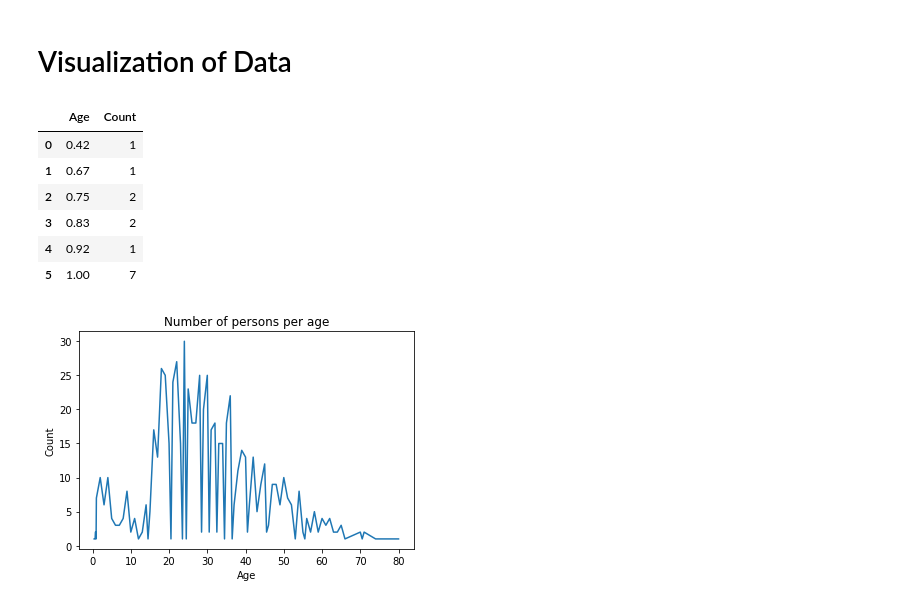
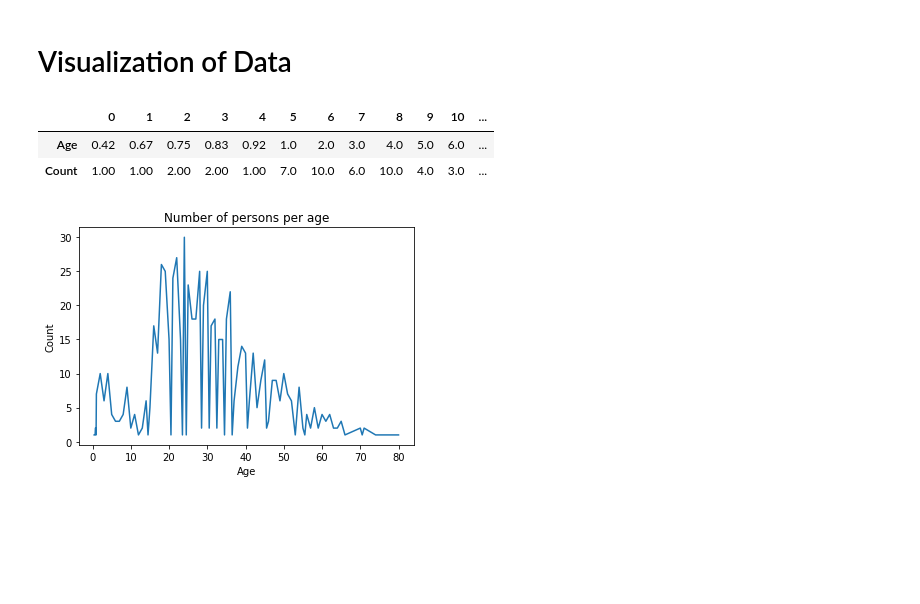
Before and after one commit to itudoben/kaggle-titanic, a Jupyter notebook: src/notebooks/titanic_dataset_survival.ipynb, the cells around one changed output. Saved outputs shown, nothing was run; the diff lists cells and outputs as text; code cells hidden in the pictures; blank space fills up the shorter version.

```diff
--- a/src/notebooks/titanic_dataset_survival.ipynb
+++ b/src/notebooks/titanic_dataset_survival.ipynb
@@ -139,15 +121,13 @@ df_raw.query('Age < 1')
 # %%
 # Group by age and count to see the distribution.
 age_2_count = df_raw.groupby('Age')['PassengerId'].count().reset_index(name="Count")
-age_2_count.loc[:5,]
+
+# Transpose for the sake of visibility
+age_2_count.loc[:15,].transpose()
 # %% [output]
-|  | Age | Count |
-| 0 | 0.42 | 1 |
-| 1 | 0.67 | 1 |
-| 2 | 0.75 | 2 |
-| 3 | 0.83 | 2 |
-| 4 | 0.92 | 1 |
-| 5 | 1.00 | 7 |
+|  | 0 | 1 | 2 | 3 | 4 | 5 | 6 | 7 | 8 | 9 | 10 | ... |
+| Age | 0.42 | 0.67 | 0.75 | 0.83 | 0.92 | 1.0 | 2.0 | 3.0 | 4.0 | 5.0 | 6.0 | ... |
+| Count | 1.00 | 1.00 | 2.00 | 2.00 | 1.00 | 7.0 | 10.0 | 6.0 | 10.0 | 4.0 | 3.0 | ... |
 # %%
 import matplotlib.pyplot as plt
 %matplotlib inline
```
Also changed, not shown: parts of 32 cells of this notebook.
